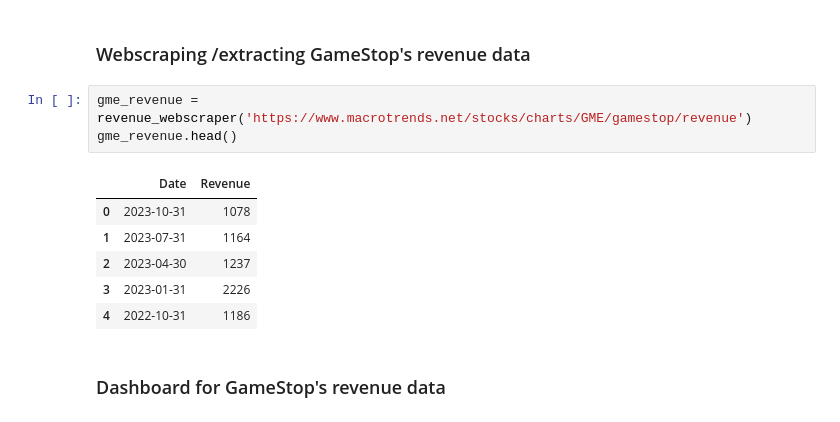
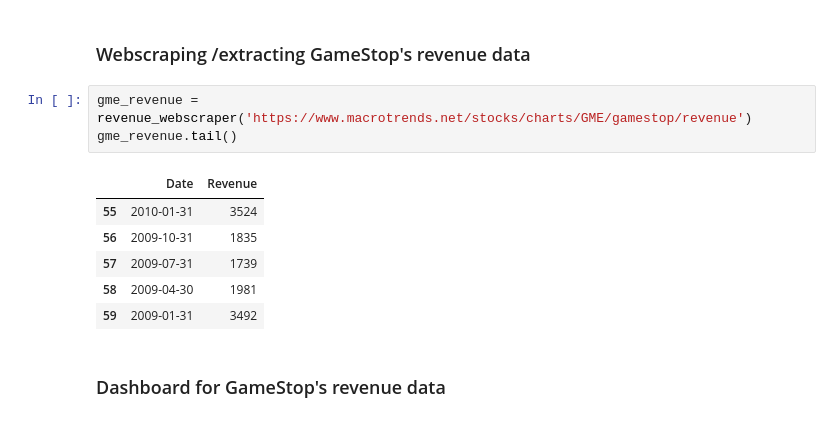
Before and after one commit to EybertMacedo/IBM-Data-Science, a Jupyter notebook: Extracting and visualizing data.ipynb, the cells around one changed output. Saved outputs shown, nothing was run; the diff lists cells and outputs as text.

```diff
--- a/Extracting and visualizing data.ipynb
+++ b/Extracting and visualizing data.ipynb
@@ -210,14 +210,14 @@ data_plot(gme_data)
 ### Webscraping /extracting GameStop's revenue data
 # %%
 gme_revenue = revenue_webscraper('https://www.macrotrends.net/stocks/charts/GME/gamestop/revenue')
-gme_revenue.head()
+gme_revenue.tail()
 # %% [output]
 |  | Date | Revenue |
-| 0 | 2023-10-31 | 1078 |
-| 1 | 2023-07-31 | 1164 |
-| 2 | 2023-04-30 | 1237 |
-| 3 | 2023-01-31 | 2226 |
-| 4 | 2022-10-31 | 1186 |
+| 55 | 2010-01-31 | 3524 |
+| 56 | 2009-10-31 | 1835 |
+| 57 | 2009-07-31 | 1739 |
+| 58 | 2009-04-30 | 1981 |
+| 59 | 2009-01-31 | 3492 |
 # %% [markdown]
 ### Dashboard for GameStop's revenue data
 # %%
```
Also changed, not shown: parts of 8 cells of this notebook.
